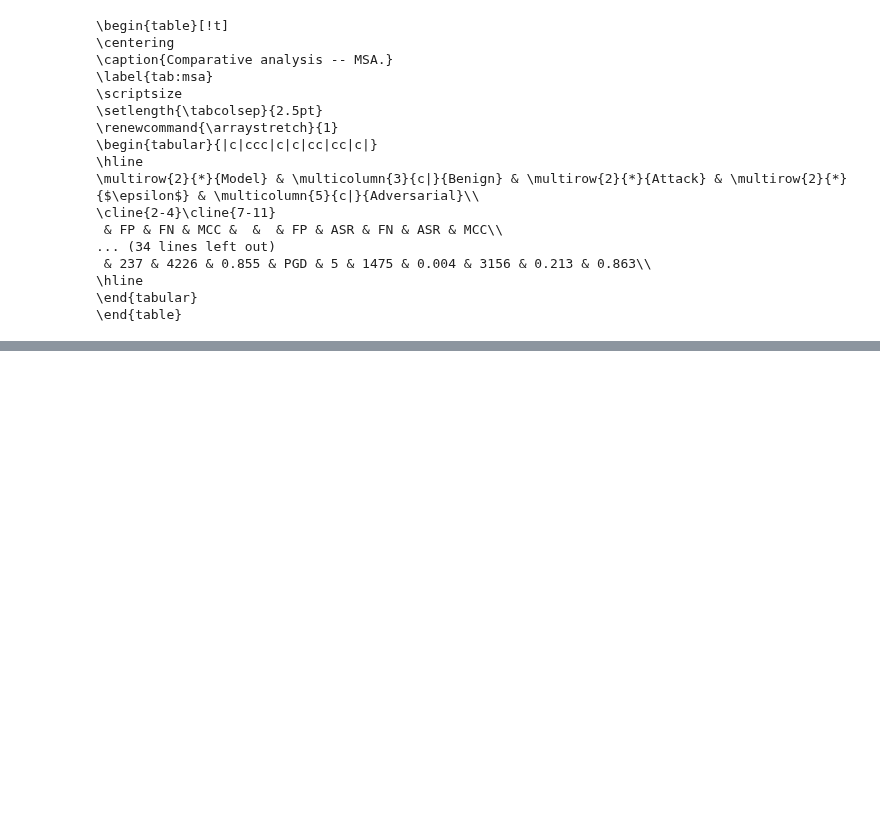
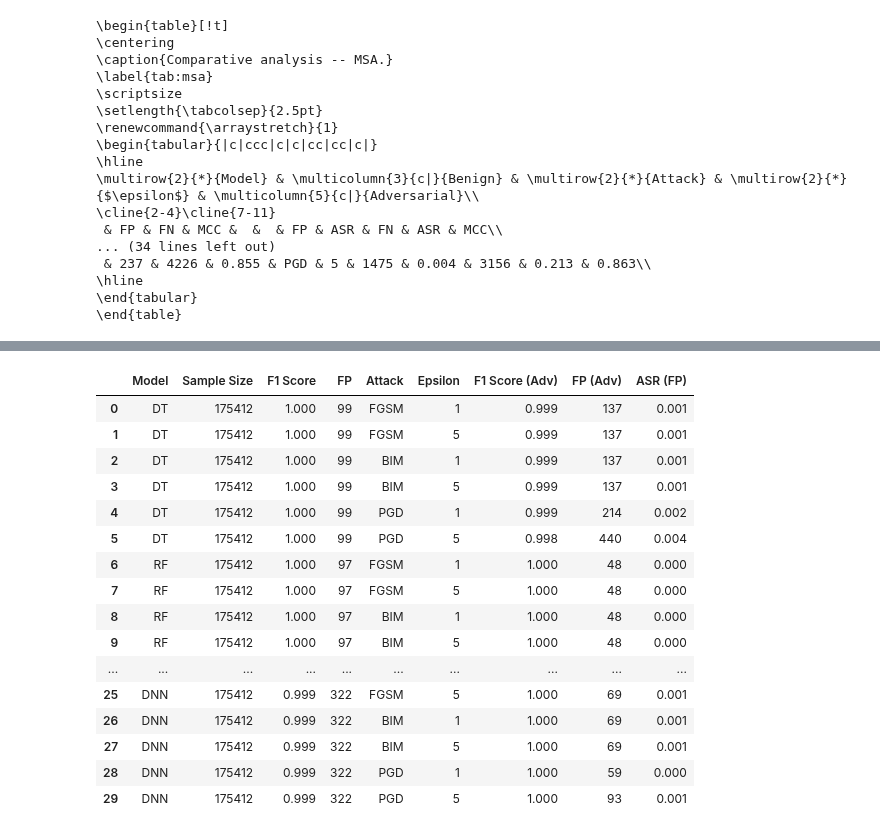
Before and after one commit to NirabHossain/ADV_ATTACKS_ROAD_CAN_IVN_IDS, a Jupyter notebook: ADV_attacks_results.ipynb, the cells around one changed output, grey strips where cells are left out. Drawn from its saved outputs; the diff is of its cells as text; code cells hidden in the pictures; blank space fills up the shorter version.

Commit message:
Final Tables

```diff
--- a/ADV_attacks_results.ipynb
+++ b/ADV_attacks_results.ipynb
@@ -28,13 +27,13 @@ def merge_data(fp_df, fn_df, mcc_df):
     return merged.sort_values(["Model","Attack","Epsilon"])
 # %%
 # def sort_table(model):
-#     order = ["DT", "ET", "RF", "XGBoost", "DNN"]
+#     order = ["DT", "RF", "ET", "XGBoost", "DNN"]
 #     model["Model"] = pd.Categorical(model["Model"], categories=order, ordered=True)
 #     model = model.sort_values(["Model","Attack","Epsilon"]).reset_index(drop=True)
 #     return model
 
 def sort_table(df):
-    order = ["DT", "ET", "RF", "XGBoost", "DNN"]
+    order = ["DT", "RF", "ET", "XGBoost", "DNN"]
     df = df.copy()
     df["Model"] = pd.Categorical(df["Model"], categories=order, ordered=True)
 
@@ -84,7 +83,7 @@ rlona_fp = pd.read_csv("results/rlona_fp.csv")
 rlona_fn = pd.read_csv("results/rlona_fn.csv")
 rlona_mcc = pd.read_csv("results/rlona.csv")
 
-csa_fp =pd.read_csv("results/csa.csv")
+csa_fp =pd.read_csv("results/csa_fp.csv")
 
 
 
@@ -116,7 +115,6 @@ tab_msa.to_csv("results/tableV.csv", index =False)
 tab_rloffa.to_csv("results/tableVI.csv", index =False)
 tab_rlona.to_csv("results/tableVII.csv", index =False)
 
-tab_mecta
-# csa_fp.to_csv("results/tableVIII.csv", index=False)
+csa_fp.to_csv("results/tableVIII.csv", index=False)
 
 # csa_fp
@@ -282,3 +262,23 @@ print(latex_code_rlona)
 \hline
 \end{tabular}
 \end{table}
+# %%
+csa_fp
+# %% [output]
+|  | Model | Sample Size | F1 Score | FP | Attack | Epsilon | F1 Score (Adv) | FP (Adv) | ASR (FP) |
+| 0 | DT | 175412 | 1.000 | 99 | FGSM | 1 | 0.999 | 137 | 0.001 |
+| 1 | DT | 175412 | 1.000 | 99 | FGSM | 5 | 0.999 | 137 | 0.001 |
+| 2 | DT | 175412 | 1.000 | 99 | BIM | 1 | 0.999 | 137 | 0.001 |
+| 3 | DT | 175412 | 1.000 | 99 | BIM | 5 | 0.999 | 137 | 0.001 |
+| 4 | DT | 175412 | 1.000 | 99 | PGD | 1 | 0.999 | 214 | 0.002 |
+| 5 | DT | 175412 | 1.000 | 99 | PGD | 5 | 0.998 | 440 | 0.004 |
+| 6 | RF | 175412 | 1.000 | 97 | FGSM | 1 | 1.000 | 48 | 0.000 |
+| 7 | RF | 175412 | 1.000 | 97 | FGSM | 5 | 1.000 | 48 | 0.000 |
+| 8 | RF | 175412 | 1.000 | 97 | BIM | 1 | 1.000 | 48 | 0.000 |
+| 9 | RF | 175412 | 1.000 | 97 | BIM | 5 | 1.000 | 48 | 0.000 |
+| ... | ... | ... | ... | ... | ... | ... | ... | ... | ... |
+| 25 | DNN | 175412 | 0.999 | 322 | FGSM | 5 | 1.000 | 69 | 0.001 |
+| 26 | DNN | 175412 | 0.999 | 322 | BIM | 1 | 1.000 | 69 | 0.001 |
+| 27 | DNN | 175412 | 0.999 | 322 | BIM | 5 | 1.000 | 69 | 0.001 |
+| 28 | DNN | 175412 | 0.999 | 322 | PGD | 1 | 1.000 | 59 | 0.000 |
+| 29 | DNN | 175412 | 0.999 | 322 | PGD | 5 | 1.000 | 93 | 0.001 |
```
Also changed, not shown: parts of 8 cells of this notebook, 7 other files.
